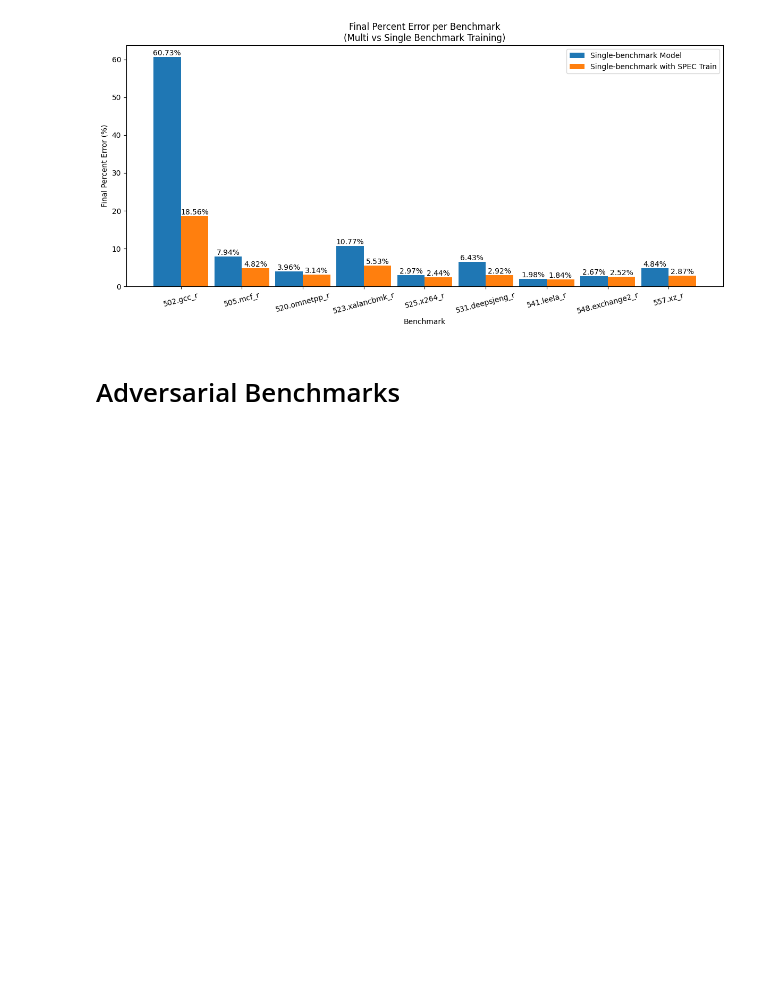
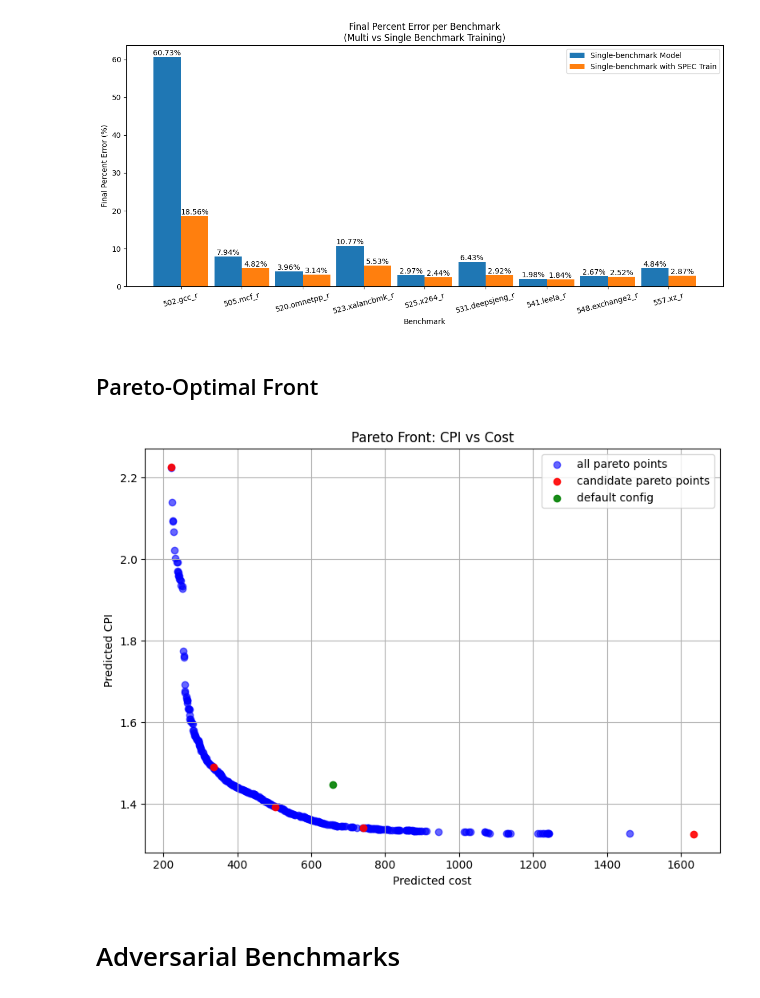
Before and after one commit to ronitnag04/peregrine, a Jupyter notebook: ml_model/analysis.ipynb, the cells around one changed output. Saved outputs shown, nothing was run; the diff lists cells and outputs as text; code cells hidden in the pictures; blank space fills up the shorter version.

Commit message:
Added pareto-front analysis

```diff
--- a/ml_model/analysis.ipynb
+++ b/ml_model/analysis.ipynb
@@ -797,6 +798,44 @@ plt.savefig("sweep_results/spec_v3_single_bmark_with_spec_train/benchmark_final_
 plt.show()
 # %% [output]
 [figure]
+# %% [markdown]
+## Pareto-Optimal Front
+# %%
+with open("pareto_fronts/541.leela_r_pareto_front.json", "r") as f:
+    pareto_front = json.load(f)
+# %%
+pareto_points = []
+for point in pareto_front['pareto_front']:
+    pareto_points.append({
+        'predicted_cpi': point['predicted_cpi'],
+        'predicted_cost': point['predicted_cost'],
+        'validation_candidate': point['validation_candidate']
+    })
+# %%
+cost = np.array([p["predicted_cost"] for p in pareto_points])
+cpi = np.array([p["predicted_cpi"] for p in pareto_points])
+is_validation = np.array([p.get("validation_candidate", False) for p in pareto_points])
+
+fig, ax = plt.subplots(figsize=(8, 6))
+ax.scatter(cost[~is_validation], cpi[~is_validation], c="blue", label="all pareto points", alpha=0.6)
+ax.scatter(cost[is_validation], cpi[is_validation], c="red", label="candidate pareto points", alpha=0.9)
+
+default_cpi = 1.4477
+default_cost = 657.40
+
+ax.scatter(default_cost, default_cpi, c="green", label="default config", alpha=0.9)
+
+ax.set_xlabel("Predicted cost")
+ax.set_ylabel("Predicted CPI")
+ax.set_title("Pareto Front: CPI vs Cost")
+ax.legend()
+ax.grid(True)
+
+plt.tight_layout()
+plt.show()
+fig.savefig("pareto_fronts/541.leela_r_pareto_cpi_vs_cost.png", bbox_inches="tight")
+# %% [output]
+[figure, added]
 # %% [markdown]
 # Adversarial Benchmarks
 # %% [markdown]
```
Also changed, not shown: parts of 1 cell of this notebook, 1 other file.
